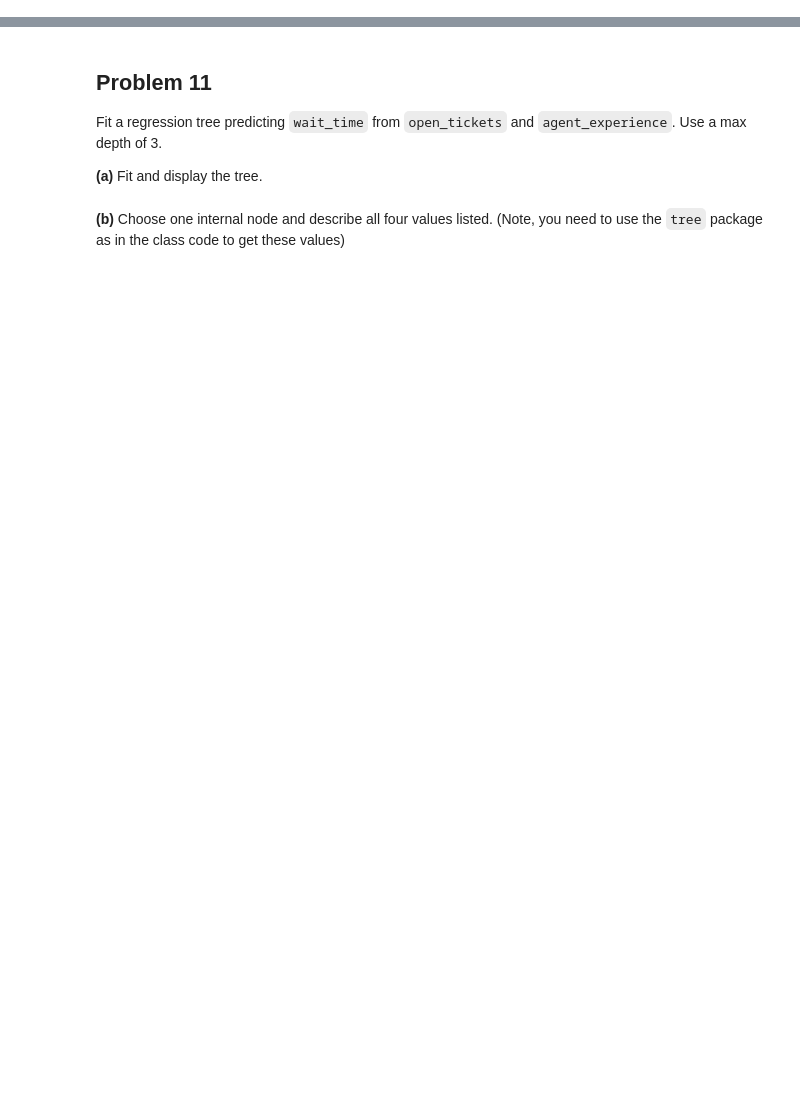
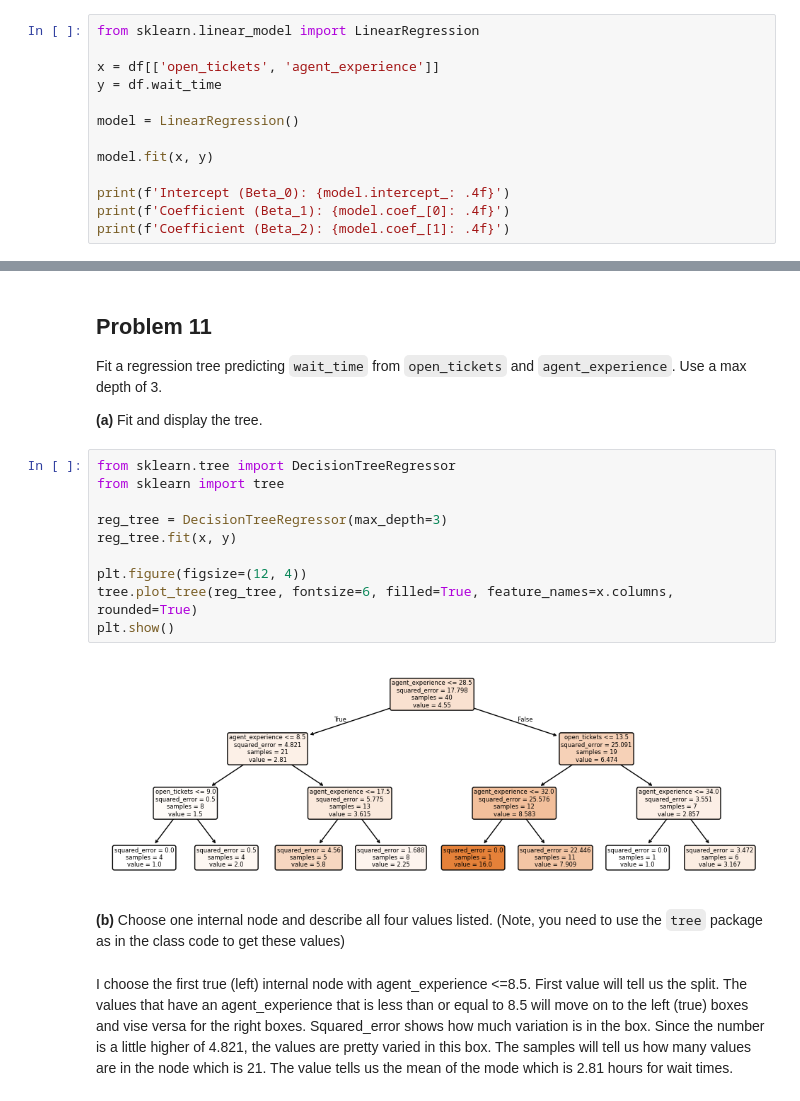
Before and after one commit to ojware5/stat-220-pt-2, a Jupyter notebook: Stat220_midterm_exam_F_2025.ipynb, the cells around one changed output, grey strips where cells are left out. Saved outputs shown, nothing was run; the diff lists cells and outputs as text; blank space fills up the shorter version.

```diff
--- a/Stat220_midterm_exam_F_2025.ipynb
+++ b/Stat220_midterm_exam_F_2025.ipynb
@@ -91,3 +230,16 @@ Fit a linear model predicting `wait_time` using both predictors:
 $$ Y = \beta_0 + \beta_1(\text{open\_tickets}) + \beta_2(\text{agent\_experience}) + \epsilon. $$
 
 **(a)** Fit the model and report $\hat\beta_0, \hat\beta_1, \hat\beta_2$.
+# %%
+from sklearn.linear_model import LinearRegression
+
+x = df[['open_tickets', 'agent_experience']]
+y = df.wait_time
+
+model = LinearRegression()
+
+model.fit(x, y)
+
+print(f'Intercept (Beta_0): {model.intercept_: .4f}')
+print(f'Coefficient (Beta_1): {model.coef_[0]: .4f}')
+print(f'Coefficient (Beta_2): {model.coef_[1]: .4f}')
@@ -101,5 +257,19 @@ $$ Y = \beta_0 + \beta_1(\text{open\_tickets}) + \beta_2(\text{agent\_experience
 Fit a regression tree predicting `wait_time` from `open_tickets` and `agent_experience`. Use a max depth of 3.
 
 **(a)** Fit and display the tree.
+# %%
+from sklearn.tree import DecisionTreeRegressor
+from sklearn import tree
+
+reg_tree = DecisionTreeRegressor(max_depth=3)
+reg_tree.fit(x, y)
+
+plt.figure(figsize=(12, 4))
+tree.plot_tree(reg_tree, fontsize=6, filled=True, feature_names=x.columns, rounded=True)
+plt.show()
+# %% [output]
+[figure, added]
 # %% [markdown]
 **(b)** Choose one internal node and describe all four values listed. (Note, you need to use the `tree` package as in the class code to get these values)
+# %% [markdown]
+I choose the first true (left) internal node with agent_experience <=8.5. First value will tell us the split. The values that have an agent_experience that is less than or equal to 8.5 will move on to the left (true) boxes and vise versa for the right boxes. Squared_error shows how much variation is in the box. Since the number is a little higher of 4.821, the values are pretty varied in this box. The samples will tell us how many values are in the node which is 21. The value tells us the mean of the mode which is 2.81 hours for wait times.
```
Also changed, not shown: parts of 20 cells of this notebook.
